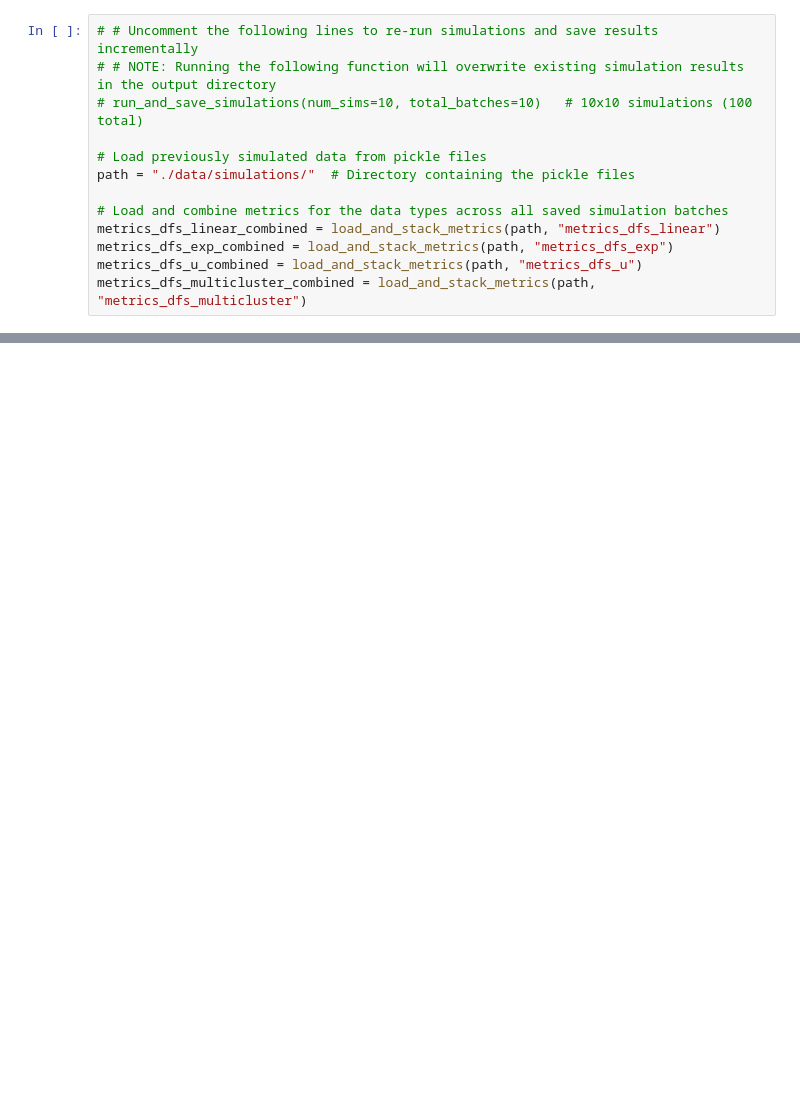
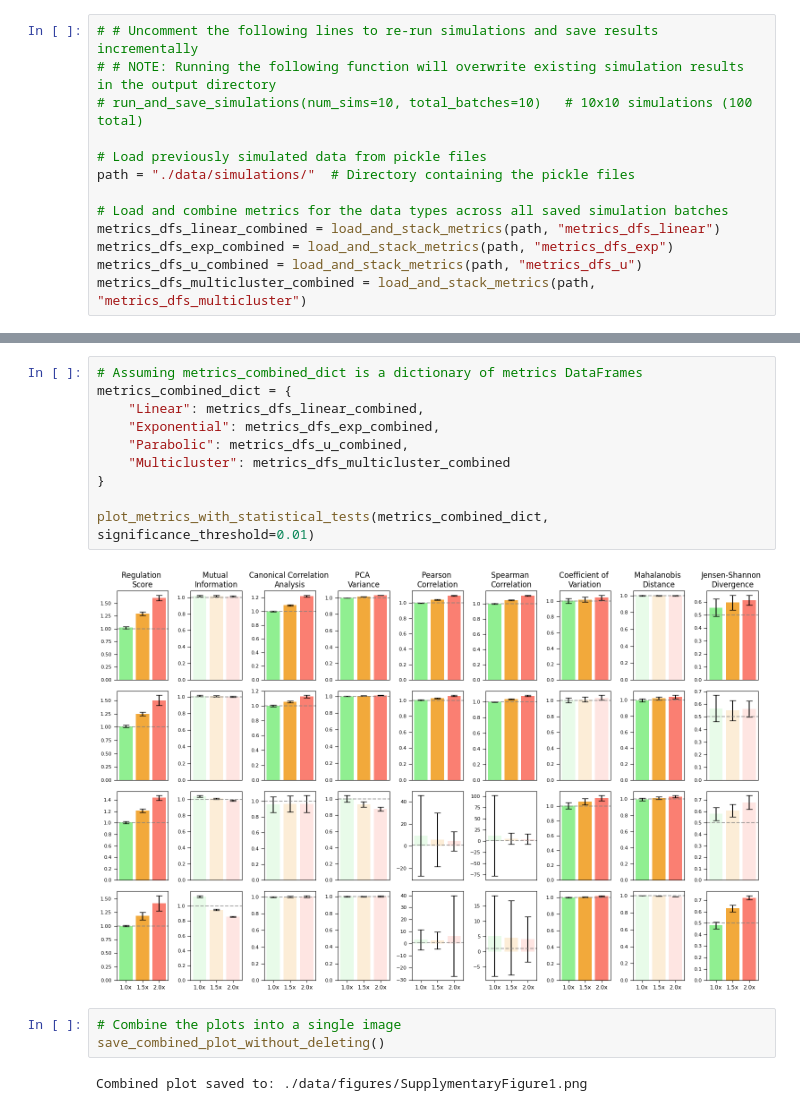
Before and after one commit to wonder-ai/O-GlcNAcylation_Project, a Jupyter notebook: 3_simulation_runs.ipynb, the cells around one changed output, grey strips where cells are left out. Drawn from its saved outputs; the diff is of its cells as text; blank space fills up the shorter version.

Commit message:
updating 3 & 4 notebooks (figure generation)

```diff
--- a/3_simulation_runs.ipynb
+++ b/3_simulation_runs.ipynb
@@ -1046,0 +1261,17 @@ results_multicluster = simulate_and_evaluate(n_simulations=sims, data_type='mult
+# %%
+# Assuming metrics_combined_dict is a dictionary of metrics DataFrames
+metrics_combined_dict = {
+    "Linear": metrics_dfs_linear_combined,
+    "Exponential": metrics_dfs_exp_combined,
+    "Parabolic": metrics_dfs_u_combined,
+    "Multicluster": metrics_dfs_multicluster_combined
+}
+
+plot_metrics_with_statistical_tests(metrics_combined_dict, significance_threshold=0.01)
+# %% [output]
+[figure, added]
+# %%
+# Combine the plots into a single image
+save_combined_plot_without_deleting()
+# %% [output]
+Combined plot saved to: ./data/figures/SupplymentaryFigure1.png
```
Also changed, not shown: parts of 7 cells of this notebook.
